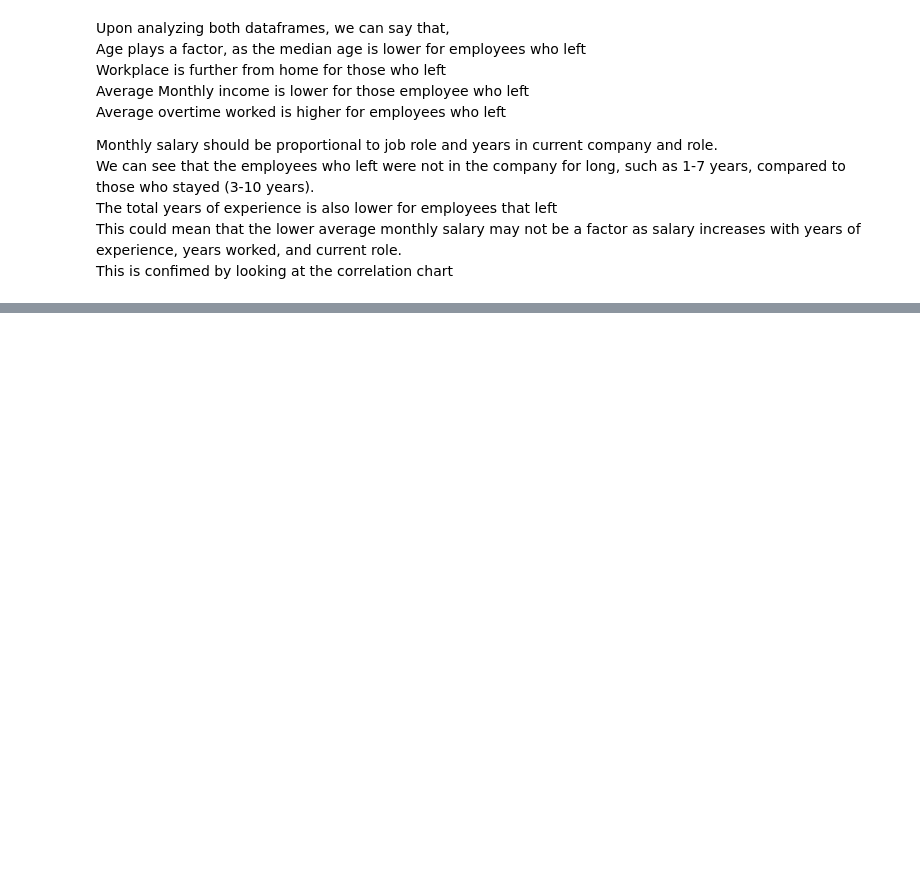
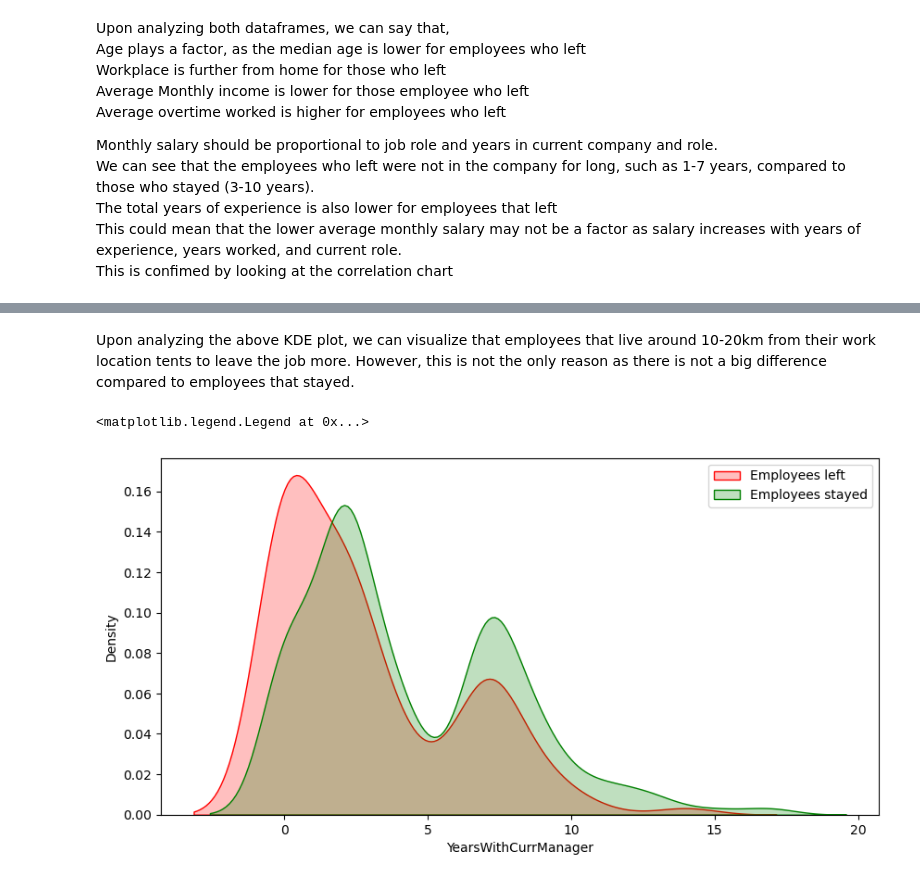
Before and after one commit to YasHabib/Human-resource---Case-Study, a Jupyter notebook: Human_Resource_Case-Study.ipynb, the cells around one changed output, grey strips where cells are left out. Saved outputs shown, nothing was run; the diff lists cells and outputs as text; code cells hidden in the pictures; blank space fills up the shorter version.

```diff
--- a/Human_Resource_Case-Study.ipynb
+++ b/Human_Resource_Case-Study.ipynb
@@ -167,0 +208,11 @@ This is confimed by looking at the correlation chart<br>
+# %% [markdown]
+Upon analyzing the above KDE plot, we can visualize that employees that live around 10-20km from their work location tents to leave the job more. However, this is not the only reason as there is not a big difference compared to employees that stayed.
+# %%
+# Analyzing years with current manager with attrition
+plt.figure(figsize=(10,5))
+sns.kdeplot(left_df['YearsWithCurrManager'], shade=True, color='red', label = 'Employees left')
+sns.kdeplot(stayed_df['YearsWithCurrManager'], shade=True, color='green', label = 'Employees stayed')
+plt.legend()
+# %% [output]
+<matplotlib.legend.Legend at 0x...>
+[figure, added]
```
Also changed, not shown: parts of 12 cells of this notebook.
